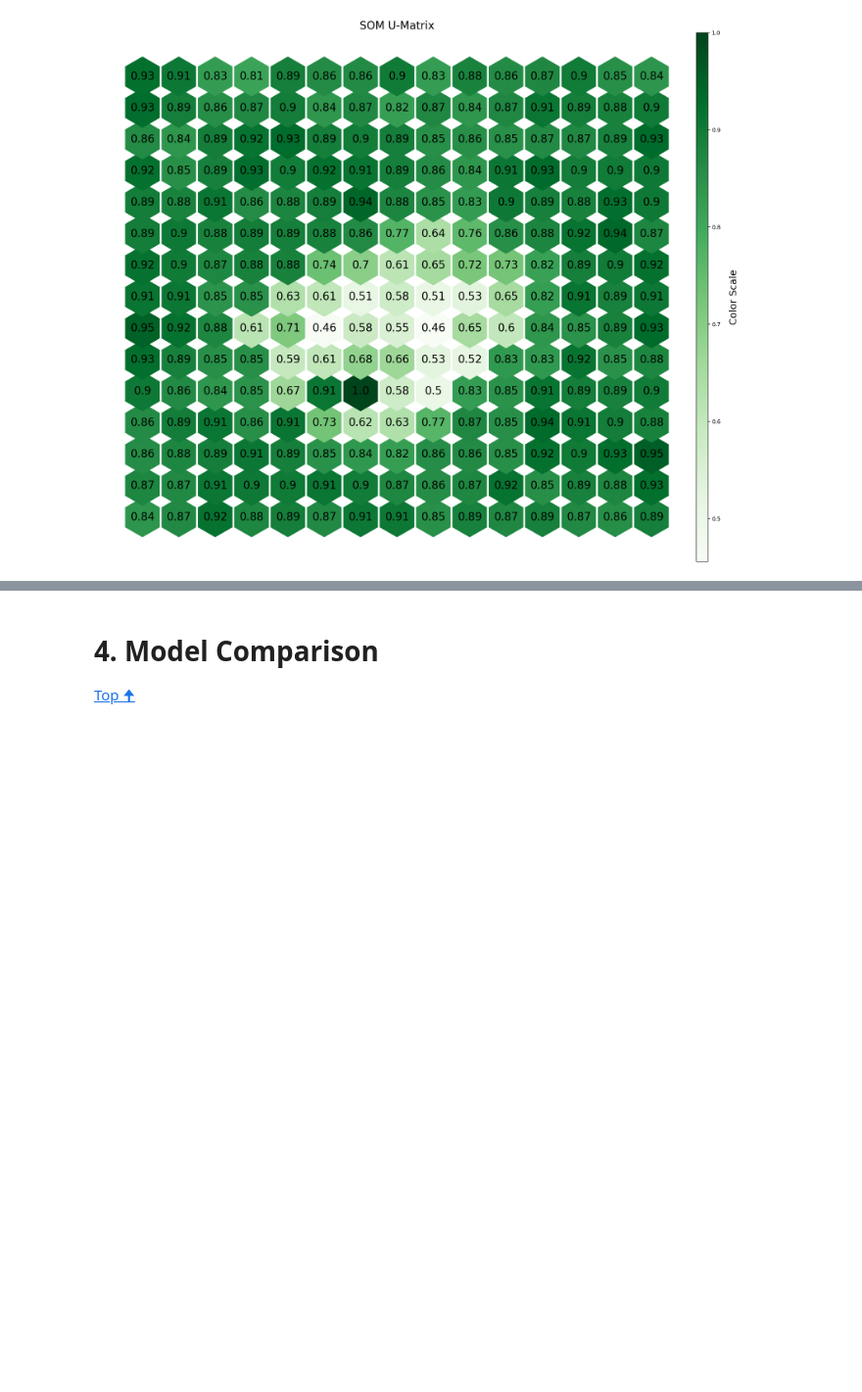
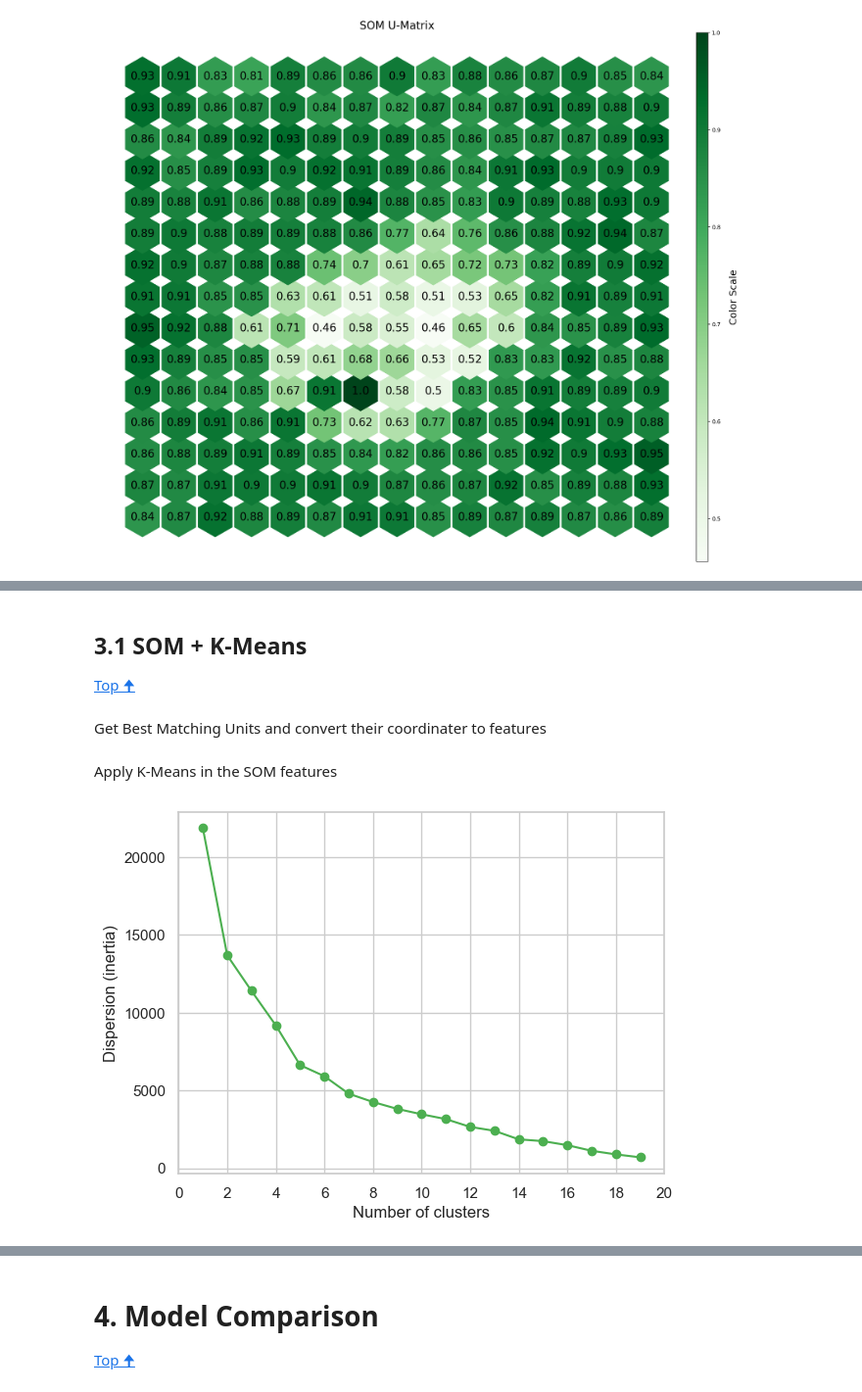
Before and after one commit to antoniooliveira03/data_mining, a Jupyter notebook: temp_data segmentation.ipynb, the cells around one changed output, grey strips where cells are left out. Shown at 98% size. Cells and saved outputs as stored; diff of their text form; code cells hidden in the pictures; blank space fills up the shorter version.

```diff
--- a/temp_data segmentation.ipynb
+++ b/temp_data segmentation.ipynb
@@ -692,0 +676,6 @@ f.plot_cluster_profiling(temp_data, som_kmeans_labels, "SOM+K-Means")
+# %% [markdown]
+## 3.1 SOM + K-Means
+
+<a href="#top">Top &#129033;</a>
+# %% [markdown]
+Get Best Matching Units and convert their coordinater to features
@@ -692,0 +686,17 @@ f.plot_cluster_profiling(temp_data, som_kmeans_labels, "SOM+K-Means")
+# %% [markdown]
+Apply K-Means in the SOM features
+# %%
+dispersion = []
+for k in range(1, 20):
+    kmeans = KMeans(n_clusters=k, random_state=0).fit(som_features)
+    dispersion.append(kmeans.inertia_)
+# %%
+plt.plot(range(1, 20), dispersion, marker='o', color='#4CAF50')
+plt.xlabel('Number of clusters')
+plt.ylabel('Dispersion (inertia)')
+plt.xticks(np.arange(0, 21, step=2))
+# plt.vlines(7, 5000, 600000, color='red')
+
+plt.show()
+# %% [output]
+[figure, added]
```
Also changed, not shown: parts of 31 cells of this notebook.
